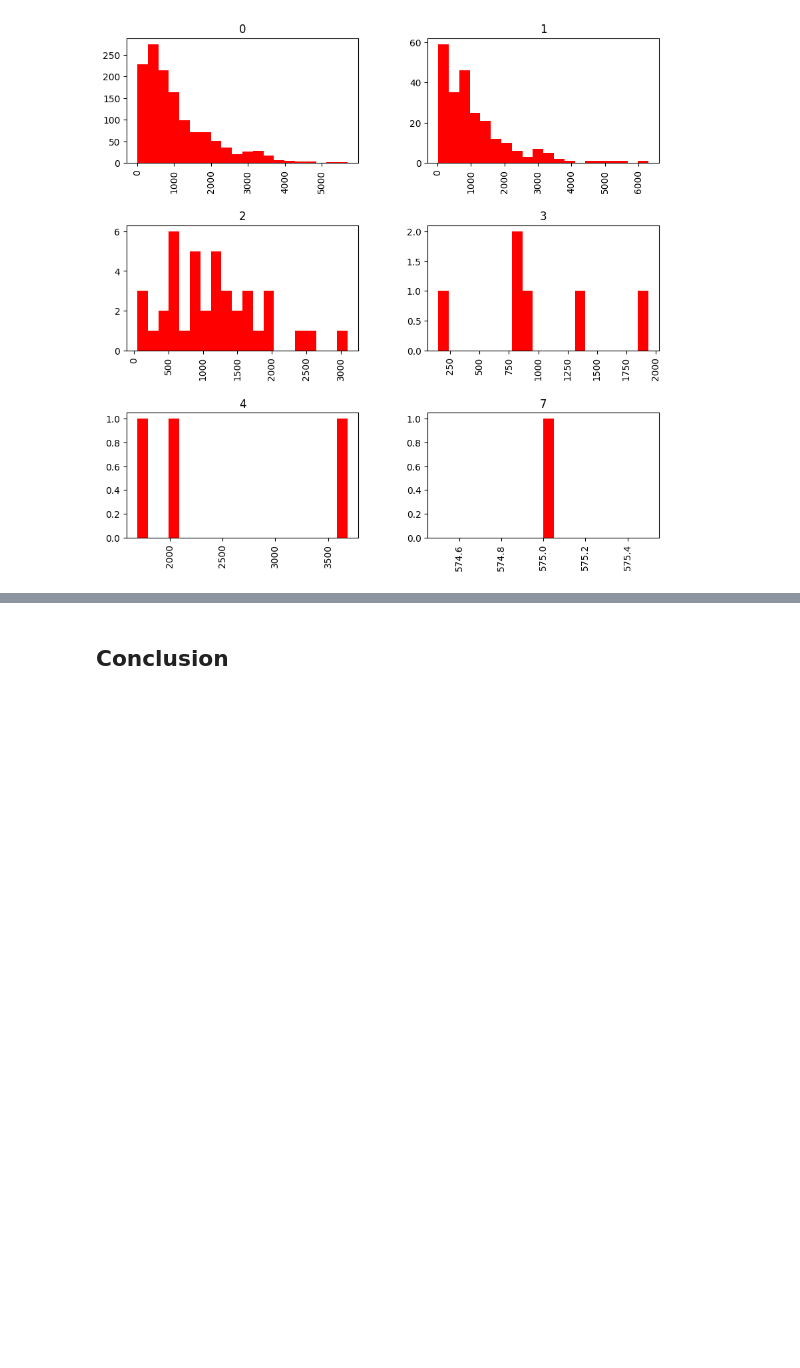
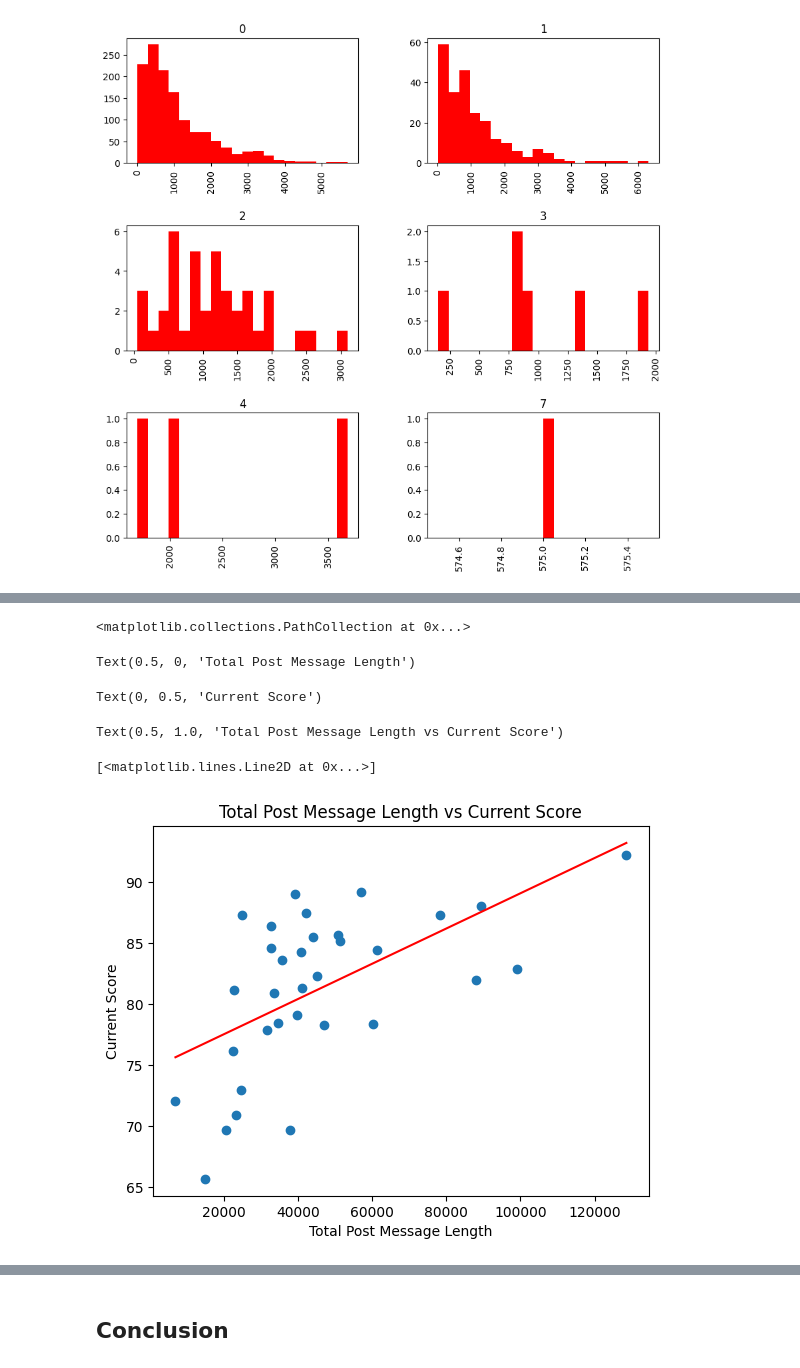
Before and after one commit to jon-chow/hack-la-2022, a Jupyter notebook: src/canvas.ipynb, the cells around one changed output, grey strips where cells are left out. Saved outputs shown, nothing was run; the diff lists cells and outputs as text; code cells hidden in the pictures; blank space fills up the shorter version.

```diff
--- a/src/canvas.ipynb
+++ b/src/canvas.ipynb
@@ -115,0 +156,4 @@ Name: post_message_length, dtype: float64
+# %%
+# merge gradebook data and discussions data on actor_id
+merge_data = pd.merge(filter_gradebook, group_discussion, left_on = 'Student', right_on = 'actor_id')
+display(merge_data)
@@ -115,0 +178,19 @@ Name: post_message_length, dtype: float64
+# %%
+# plot merge_data to see if there is a correlation between current score and total post message length
+plt.scatter(merge_data["total_post_message_length"], merge_data["Current Score"])
+plt.xlabel("Total Post Message Length")
+plt.ylabel("Current Score")
+plt.title("Total Post Message Length vs Current Score")
+
+# convert Current Score to numeric
+merge_data["Current Score"] = pd.to_numeric(merge_data["Current Score"])
+
+# add a best fit line to the plot
+plt.plot(np.unique(merge_data["total_post_message_length"]), np.poly1d(np.polyfit(merge_data["total_post_message_length"], merge_data["Current Score"], 1))(np.unique(merge_data["total_post_message_length"])), color = 'red')
+# %% [output]
+<matplotlib.collections.PathCollection at 0x...>
+Text(0.5, 0, 'Total Post Message Length')
+Text(0, 0.5, 'Current Score')
+Text(0.5, 1.0, 'Total Post Message Length vs Current Score')
+[<matplotlib.lines.Line2D at 0x...>]
+[figure, added]
```
Also changed, not shown: parts of 9 cells of this notebook, 1 other file.
